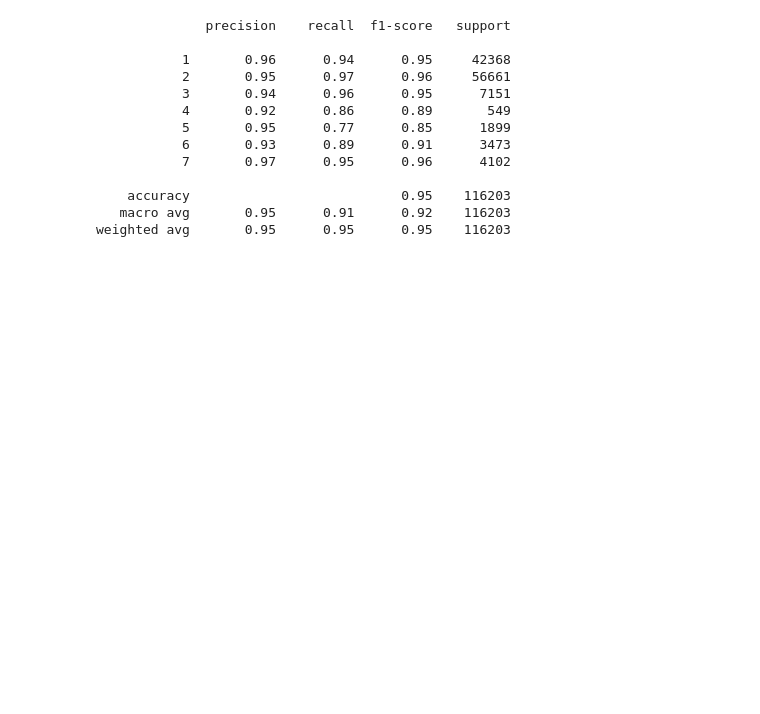
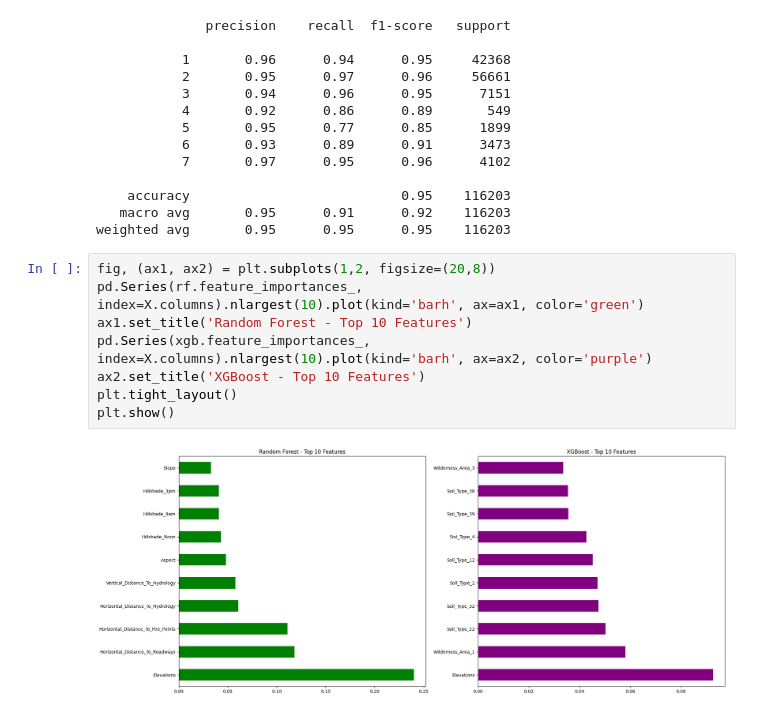
Before and after one commit to Bilal-Ali99/Forest_CoverType, a Jupyter notebook: Forest_CoverType_Data.ipynb, the cells around one changed output. Cells and saved outputs as stored; diff of their text form; blank space fills up the shorter version.

```diff
--- a/Forest_CoverType_Data.ipynb
+++ b/Forest_CoverType_Data.ipynb
@@ -392,3 +392,13 @@ print(classification_report(y_test,rf.predict(X_test)))
     accuracy                           0.95    116203
    macro avg       0.95      0.91      0.92    116203
 weighted avg       0.95      0.95      0.95    116203
+# %%
+fig, (ax1, ax2) = plt.subplots(1,2, figsize=(20,8))
+pd.Series(rf.feature_importances_, index=X.columns).nlargest(10).plot(kind='barh', ax=ax1, color='green')
+ax1.set_title('Random Forest - Top 10 Features')
+pd.Series(xgb.feature_importances_, index=X.columns).nlargest(10).plot(kind='barh', ax=ax2, color='purple')
+ax2.set_title('XGBoost - Top 10 Features')
+plt.tight_layout()
+plt.show()
+# %% [output]
+[figure, added]
```
Also changed, not shown: parts of 4 cells of this notebook.
